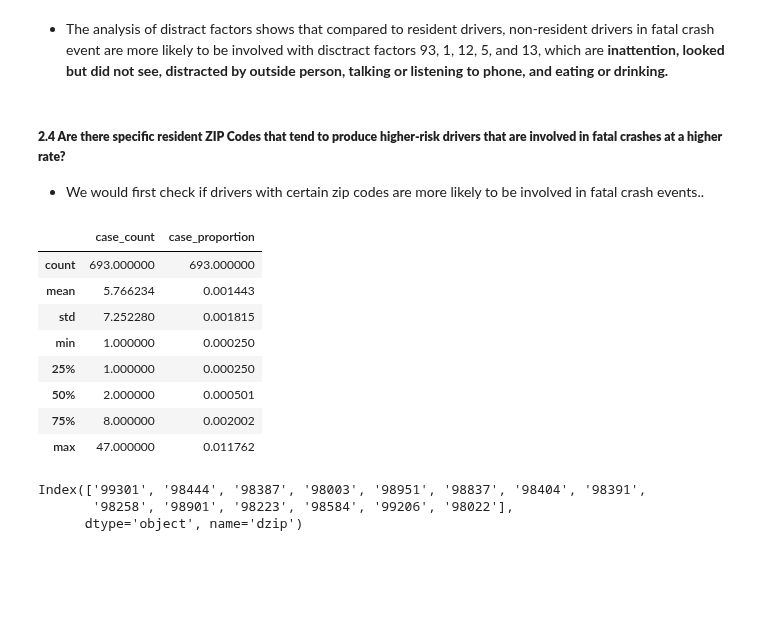
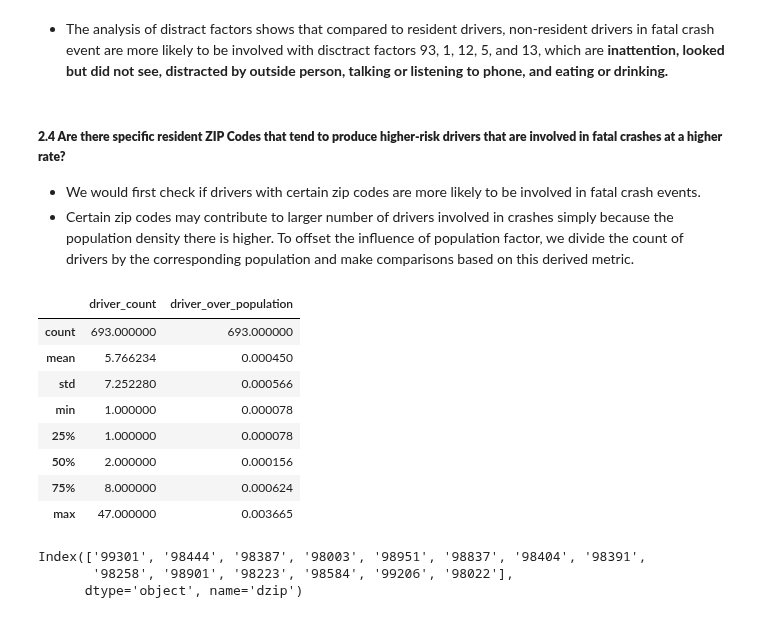
Before and after one commit to Chacoon3/Info-Challenge-2023, a Jupyter notebook: code_py/analysis.ipynb, the cells around one changed output. Drawn from its saved outputs; the diff is of its cells as text; code cells hidden in the pictures; blank space fills up the shorter version.

```diff
--- a/code_py/analysis.ipynb
+++ b/code_py/analysis.ipynb
@@ -50,6 +51,9 @@ df_metadata_zipcode_lonlat['ZIP'] = df_metadata_zipcode_lonlat['ZIP'].astype(
     object)
 
 
+df_data_popdensity = pd.read_csv(dir + '/auxiliary/wa_pop_density.csv')
+
+
 df_data_main.shape
 # %% [output]
 Columns (22,23,24,302,304) have mixed types. Specify dtype option on import or set low_memory=False.
@@ -58,0 +67,14 @@ Columns (22,23,24,302,304) have mixed types. Specify dtype option on import or s
+# %%
+df_data_popdensity = df_data_popdensity
+df_data_popdensity.columns = ['rank', 'zipcode', 'population']
+df_data_popdensity.population = df_data_popdensity.population.map(
+    lambda s: int(re.sub(pattern=r',', repl='', string = s))
+)
+
+df_data_popdensity = df_data_popdensity.sort_values(
+    by = 'population', ascending=False
+).set_index(
+    drop=True, keys='zipcode'
+)
+
+df_data_popdensity
@@ -408,25 +443,38 @@ df_distract[:5]
 # %% [markdown]
 ##### <b>2.4 Are there specific resident ZIP Codes that tend to produce higher-risk drivers that are involved in fatal crashes at a higher rate?</b>
 
-- We would first check if drivers with certain zip codes are more likely to be involved in fatal crash events..
+- We would first check if drivers with certain zip codes are more likely to be involved in fatal crash events.
+- Certain zip codes may contribute to larger number of drivers involved in crashes simply because the population density there is higher. To offset the influence of population factor, we divide the count of drivers by the corresponding population and make comparisons based on this derived metric.
 # %%
 df_data_by_zip = df_data_main[df_data_main.is_driver == True].groupby('dzip').agg(
-    case_count=pd.NamedAgg(column='par', aggfunc=len),
-    case_proportion=pd.NamedAgg(column='par', aggfunc=lambda c: len(c) / len(df_data_main.index))
+    driver_count=pd.NamedAgg(column='par', aggfunc=len),
 )
-df_data_by_zip.sort_values(ascending=False, inplace=True, by='case_proportion')
+
+
+def map_zipcode_to_population(zipcode:str):
+    if zipcode in df_data_popdensity.index:
+        pop = df_data_popdensity.loc[zipcode, 'population']
+    else:
+        pop = df_data_popdensity.population.mean()
+    return pop
+
+
+df_data_by_zip['driver_over_population'] = df_data_by_zip.index.map(
+    lambda ind: df_data_by_zip.loc[ind, 'driver_count'] / float(map_zipcode_to_population(ind))
+)
+df_data_by_zip.sort_values(ascending=False, inplace=True, by='driver_over_population')
 
 df_data_by_zip.describe()
 # %% [output]
-|  | case_count | case_proportion |
+|  | driver_count | driver_over_population |
 | count | 693.000000 | 693.000000 |
-| mean | 5.766234 | 0.001443 |
-| std | 7.252280 | 0.001815 |
-| min | 1.000000 | 0.000250 |
-| 25% | 1.000000 | 0.000250 |
-| 50% | 2.000000 | 0.000501 |
-| 75% | 8.000000 | 0.002002 |
-| max | 47.000000 | 0.011762 |
+| mean | 5.766234 | 0.000450 |
+| std | 7.252280 | 0.000566 |
+| min | 1.000000 | 0.000078 |
+| 25% | 1.000000 | 0.000078 |
+| 50% | 2.000000 | 0.000156 |
+| 75% | 8.000000 | 0.000624 |
+| max | 47.000000 | 0.003665 |
 # %%
  #  filtering mean + 3 * sigma based on case count
 df_highrisk_dzip = df_data_by_zip[
```
Also changed, not shown: parts of 10 cells of this notebook, 1 other file.
